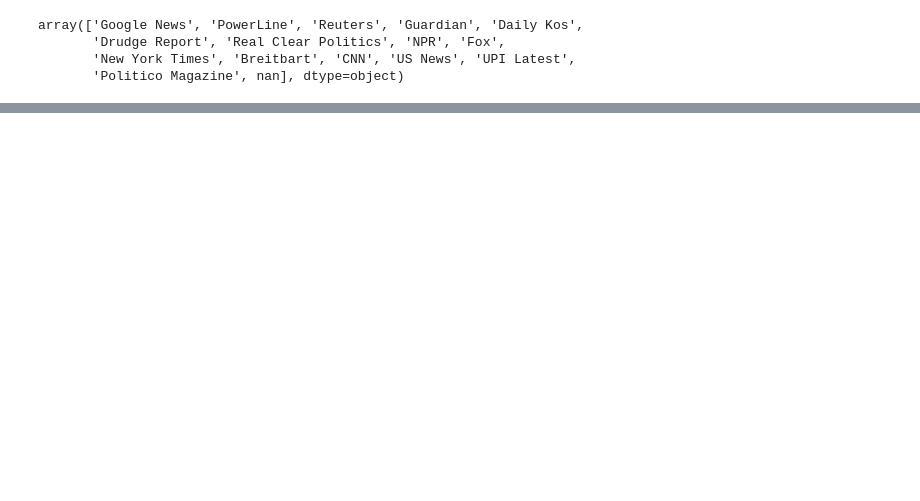
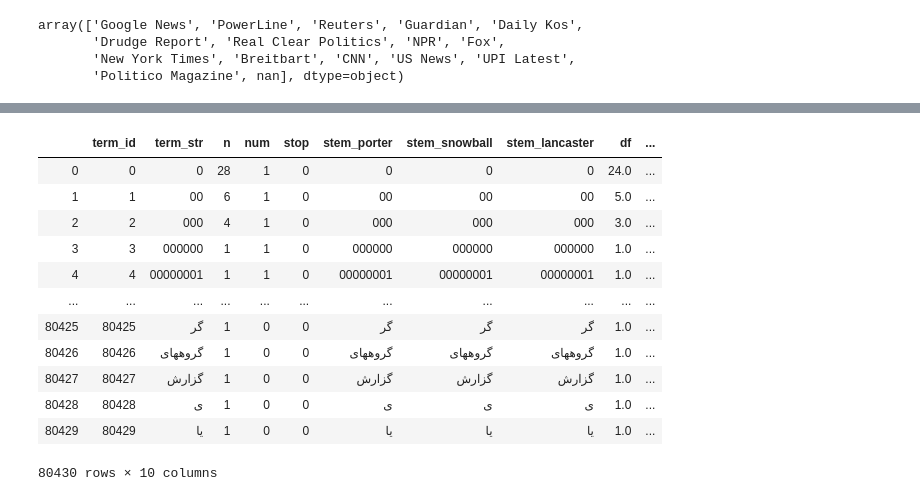
Before and after one commit to BeDSmonster/ETA, a Jupyter notebook: eta-project.ipynb, the cells around one changed output, grey strips where cells are left out. Cells and saved outputs as stored; diff of their text form; code cells hidden in the pictures; blank space fills up the shorter version.

Commit message:
till TFIDF

```diff
--- a/eta-project.ipynb
+++ b/eta-project.ipynb
@@ -137,2 +282,4 @@ TOKEN
+# %%
+VOCAB['pos_max'] = TOKEN.groupby(['term_id', 'pos']).pos.count().unstack().idxmax(1)
 # %%
 VOCAB
@@ -151,0 +358,7 @@ array(['11/03/2013', '11/04/2013', '11/05/2013', ..., '02/25/2020',
+# %%
+OHCO = ['doc_id', 'sent_num', 'token_num']
+#date - y m w, weekly cycles
+# %%
+BAG = OHCO[:1]
+TFIDF, DF, IDF=func(TOKEN, BAG, 'sum', 'standard', 'n', 'term')
+TFIDF.head()
@@ -151,0 +387,19 @@ array(['11/03/2013', '11/04/2013', '11/05/2013', ..., '02/25/2020',
+# %%
+VOCAB['df'] = DF
+VOCAB['idf'] = IDF
+# %%
+VOCAB
+# %% [output]
+|  | term_id | term_str | n | num | stop | stem_porter | stem_snowball | stem_lancaster | df | ... |
+| 0 | 0 | 0 | 28 | 1 | 0 | 0 | 0 | 0 | 24.0 | ... |
+| 1 | 1 | 00 | 6 | 1 | 0 | 00 | 00 | 00 | 5.0 | ... |
+| 2 | 2 | 000 | 4 | 1 | 0 | 000 | 000 | 000 | 3.0 | ... |
+| 3 | 3 | 000000 | 1 | 1 | 0 | 000000 | 000000 | 000000 | 1.0 | ... |
+| 4 | 4 | 00000001 | 1 | 1 | 0 | 00000001 | 00000001 | 00000001 | 1.0 | ... |
+| ... | ... | ... | ... | ... | ... | ... | ... | ... | ... | ... |
+| 80425 | 80425 | گر | 1 | 0 | 0 | گر | گر | گر | 1.0 | ... |
+| 80426 | 80426 | گروههای | 1 | 0 | 0 | گروههای | گروههای | گروههای | 1.0 | ... |
+| 80427 | 80427 | گزارش | 1 | 0 | 0 | گزارش | گزارش | گزارش | 1.0 | ... |
+| 80428 | 80428 | ی | 1 | 0 | 0 | ی | ی | ی | 1.0 | ... |
+| 80429 | 80429 | یا | 1 | 0 | 0 | یا | یا | یا | 1.0 | ... |
+80430 rows × 10 columns
```
Also changed, not shown: parts of 38 cells of this notebook.
